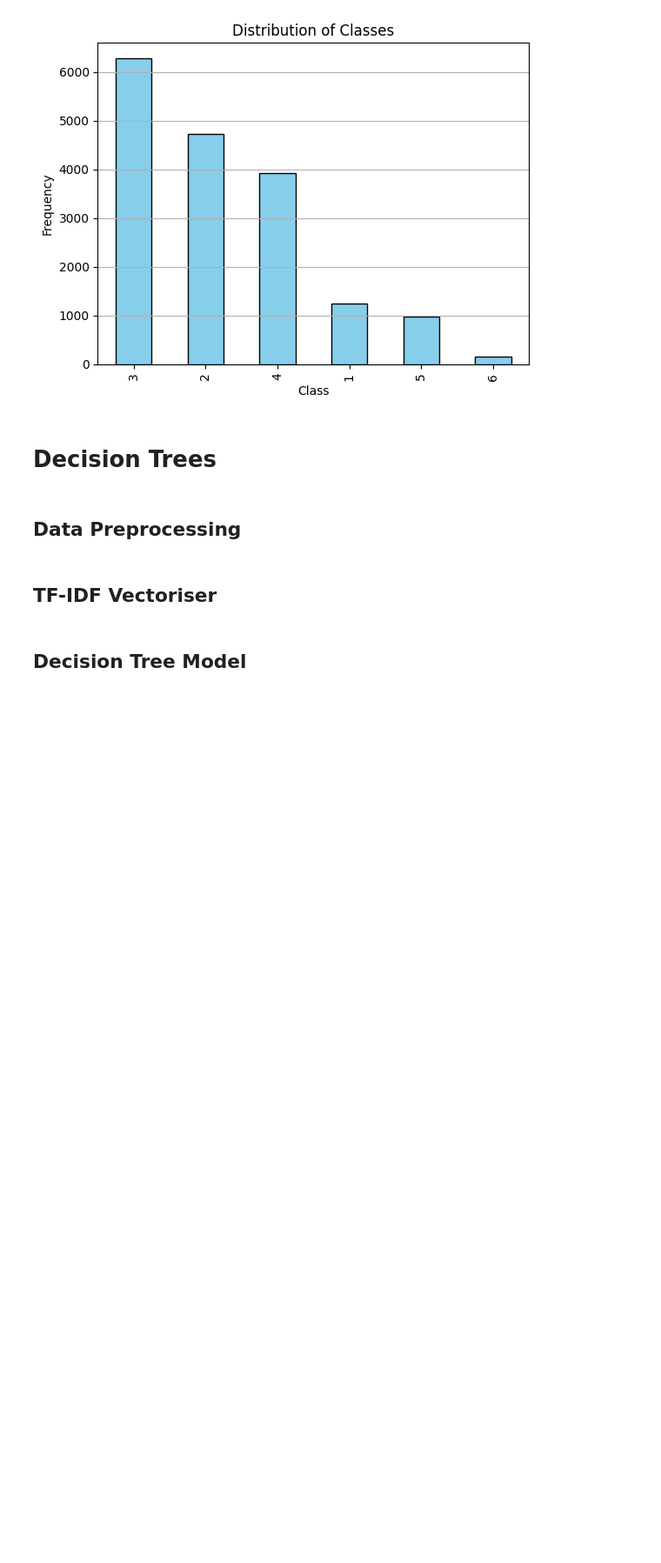
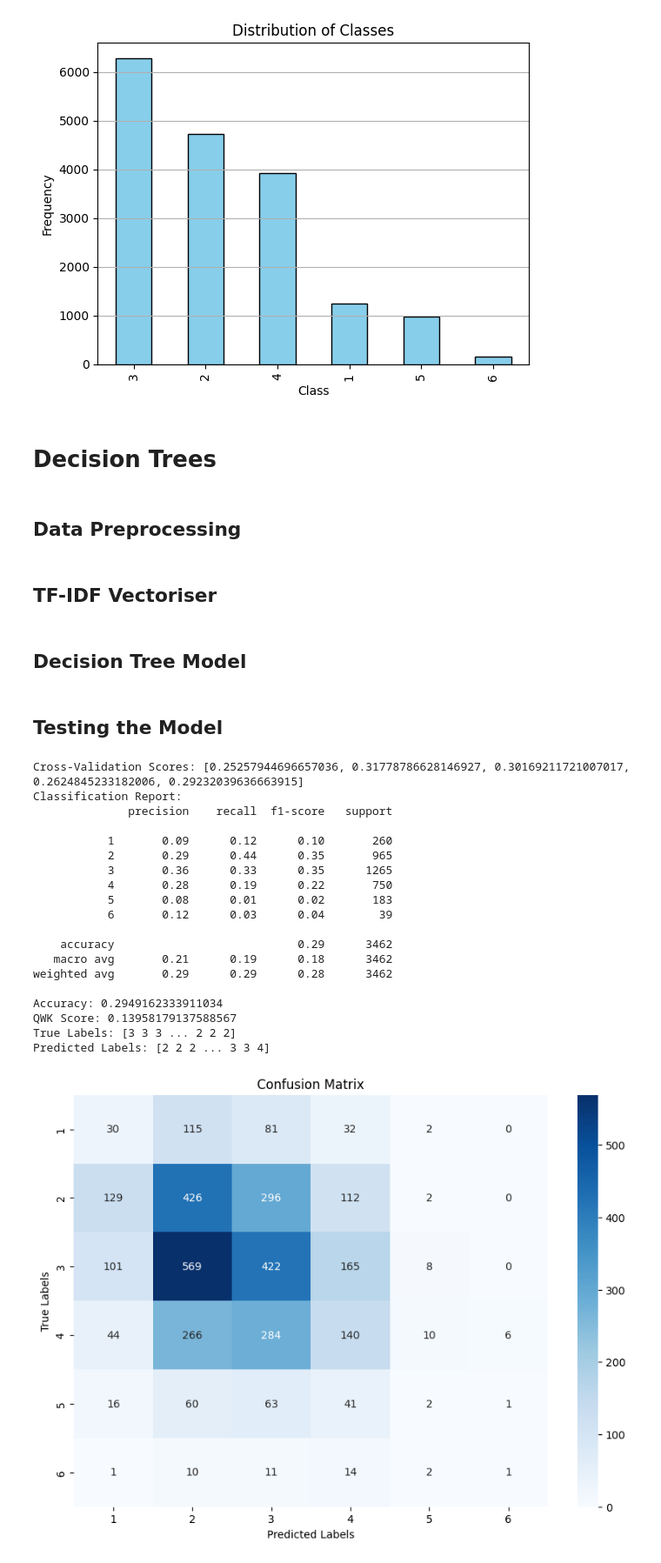
Before and after one commit to sachinprasanna7/Automated-Essay-Scoring, a Jupyter notebook: code_sachin.ipynb, the cells around one changed output. Shown at 87% size. Saved outputs shown, nothing was run; the diff lists cells and outputs as text; code cells hidden in the pictures; blank space fills up the shorter version.

```diff
--- a/code_sachin.ipynb
+++ b/code_sachin.ipynb
@@ -411,7 +414,7 @@ def data_preprocessing(df):
 # %% [markdown]
 ## TF-IDF Vectoriser
 # %%
-def perform_tfidf(df, column, max_features=1000, min_df=0, max_df=1.0, ngram_range=(1, 1),
+def perform_tfidf(df, column, max_features=1000, min_df=0.0, max_df=1.0, ngram_range=(1, 1),
                   stop_words=None, tokenizer=None, use_idf=True, smooth_idf=True,
                   sublinear_tf=False, binary=False, norm='l2'):
     """
@@ -445,7 +448,6 @@ def perform_tfidf(df, column, max_features=1000, min_df=0, max_df=1.0, ngram_ran
                                        binary=binary, norm=norm)
 
     tfidf_matrix = tfidf_vectorizer.fit_transform(essays)
-
     feature_names = tfidf_vectorizer.get_feature_names_out()
 
     return tfidf_matrix, feature_names
@@ -455,8 +457,7 @@ def perform_tfidf(df, column, max_features=1000, min_df=0, max_df=1.0, ngram_ran
 def train_decision_tree_classifier(X_train, y_train, criterion='gini', splitter='best', max_depth=None,
                                    min_samples_split=2, min_samples_leaf=1, min_weight_fraction_leaf=0.0,
                                    max_features=None, random_state=None, max_leaf_nodes=None,
-                                   min_impurity_decrease=0.0, class_weight=None, ccp_alpha=0.0,
-                                   monotonic_cst=None):
+                                   min_impurity_decrease=0.0, class_weight=None, ccp_alpha=0.0):
     """
     Trains a Decision Tree Classifier with specified parameters.
 
@@ -485,9 +486,27 @@ def train_decision_tree_classifier(X_train, y_train, criterion='gini', splitter=
                                  min_weight_fraction_leaf=min_weight_fraction_leaf, max_features=max_features,
                                  random_state=random_state, max_leaf_nodes=max_leaf_nodes,
                                  min_impurity_decrease=min_impurity_decrease, class_weight=class_weight,
-                                 ccp_alpha=ccp_alpha, monotonic_cst=monotonic_cst)
+                                 ccp_alpha=ccp_alpha)
 
 
     clf.fit(X_train, y_train)
 
     return clf
+# %% [markdown]
+## Testing the Model
+# %%
+def compute_cohen_kappa_score(eval_pred):
+    """
+    Computes the Cohen's Kappa score for the predictions.
+
+    Parameters:
+    eval_pred (tuple): Tuple containing the predictions and labels.
+
+    Returns:
+    results (dict): Dictionary containing the Cohen's Kappa score.
+    """
+
+    predictions, labels = eval_pred
+    qwk = cohen_kappa_score(labels, predictions.clip(0, 5).round(0), weights='quadratic')
+    results = {'qwk': qwk}
+    return results
@@ -493,0 +587,25 @@ def train_decision_tree_classifier(X_train, y_train, criterion='gini', splitter=
+# %%
+df_train = data_preprocessing(df_train)
+# %%
+accuracy_score_final = evaluate_decision_trees_model(df_train)
+# %% [output]
+Cross-Validation Scores: [0.25257944696657036, 0.31778786628146927, 0.30169211721007017, 0.2624845233182006, 0.29232039636663915]
+Classification Report:
+              precision    recall  f1-score   support
+
+           1       0.09      0.12      0.10       260
+           2       0.29      0.44      0.35       965
+           3       0.36      0.33      0.35      1265
+           4       0.28      0.19      0.22       750
+           5       0.08      0.01      0.02       183
+           6       0.12      0.03      0.04        39
+
+    accuracy                           0.29      3462
+   macro avg       0.21      0.19      0.18      3462
+weighted avg       0.29      0.29      0.28      3462
+
+Accuracy: 0.2949162333911034
+QWK Score: 0.13958179137588567
+True Labels: [3 3 3 ... 2 2 2]
+Predicted Labels: [2 2 2 ... 3 3 4]
+[figure, added]
```
Also changed, not shown: parts of 2 cells of this notebook.
